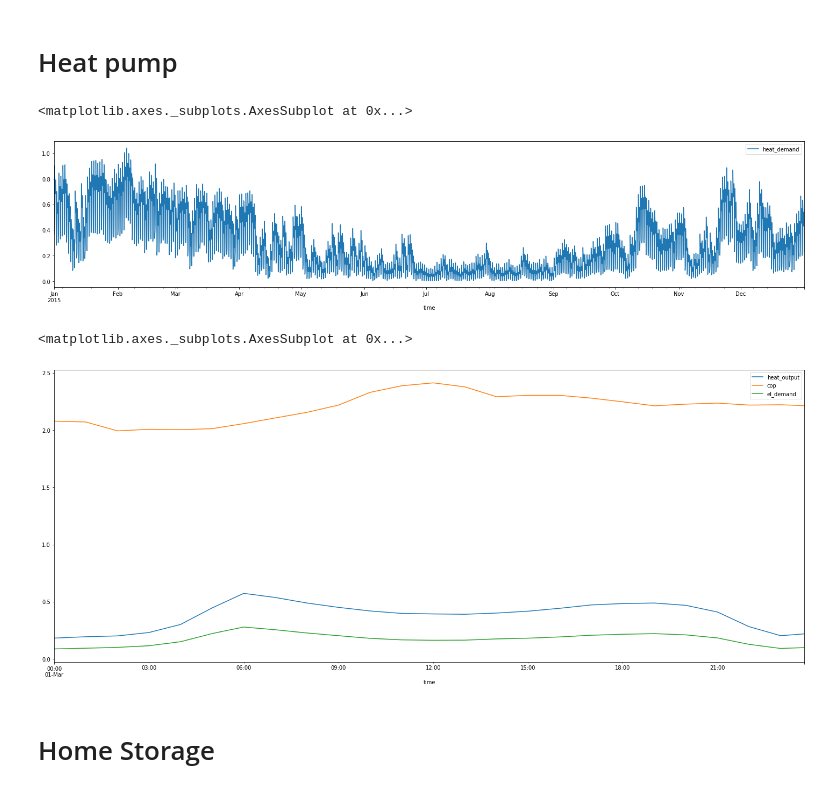
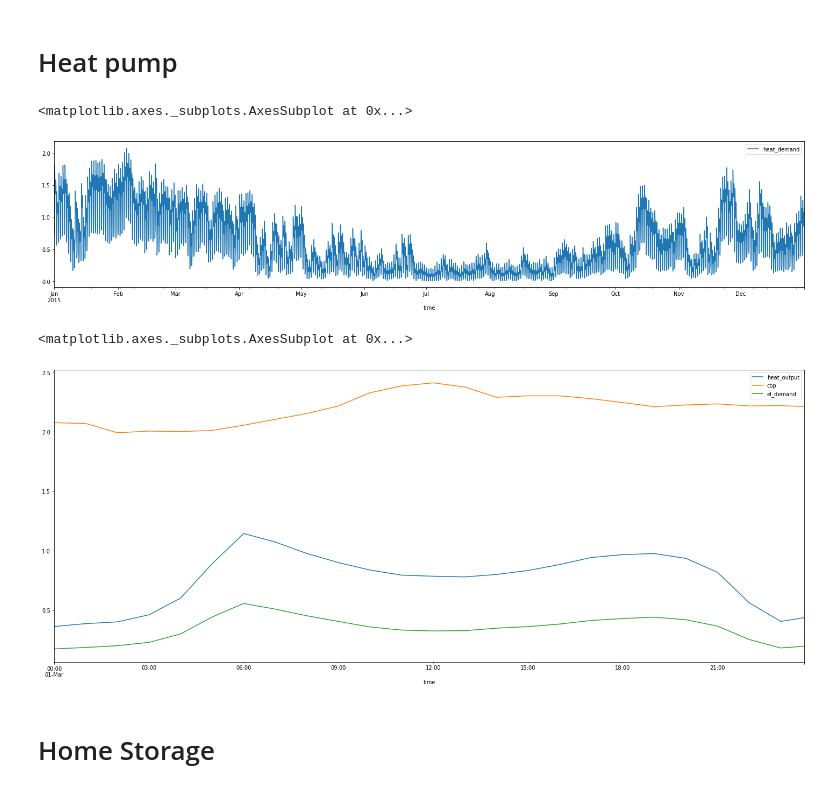
Before and after one commit to Pyosch/vpplib, a Jupyter notebook: VPPlib_presentation.ipynb, the cells around one changed output. Cells and saved outputs as stored; diff of their text form; code cells hidden in the pictures.

```diff
--- a/VPPlib_presentation.ipynb
+++ b/VPPlib_presentation.ipynb
@@ -268,20 +243,20 @@ pv.timeseries.plot(figsize=(25,9))
 # %%
 from model.VPPHeatPump import VPPHeatPump
 
 #Values for user_profile
-yearly_heat_demand = 2500 # kWh
+yearly_heat_demand = 5000 # kWh
 building_type = 'DE_HEF33'
 t_0 = 40 # °C
 
 user_profile.yearly_heat_demand=yearly_heat_demand
 user_profile.building_type = building_type
 user_profile.t_0=t_0
 
 user_profile.get_heat_demand()
 user_profile.heat_demand.plot(figsize=(25,5))
 # %% [output]
 <matplotlib.axes._subplots.AxesSubplot at 0x...>
-[figure, old version]
+[figure, new version]
 # %%
 #Values for Heatpump
 el_power = 5 #kW electric
@@ -304,7 +279,7 @@ hp.prepareTimeSeries()
 hp.timeseries.plot(figsize=(25,10))
 # %% [output]
 <matplotlib.axes._subplots.AxesSubplot at 0x...>
-[figure, old version]
+[figure, new version]
 # %% [markdown]
 # Home Storage
 # %%
```
Also changed, not shown: parts of 21 cells of this notebook, 6 other files.
